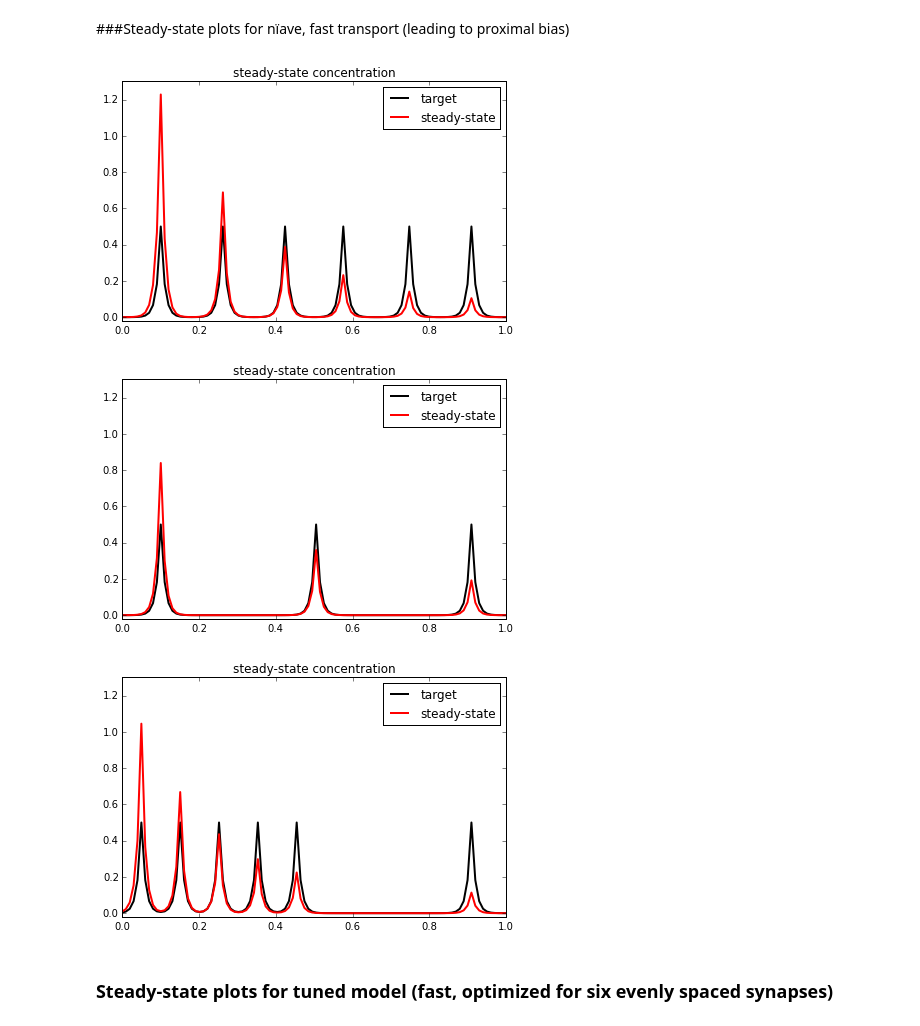
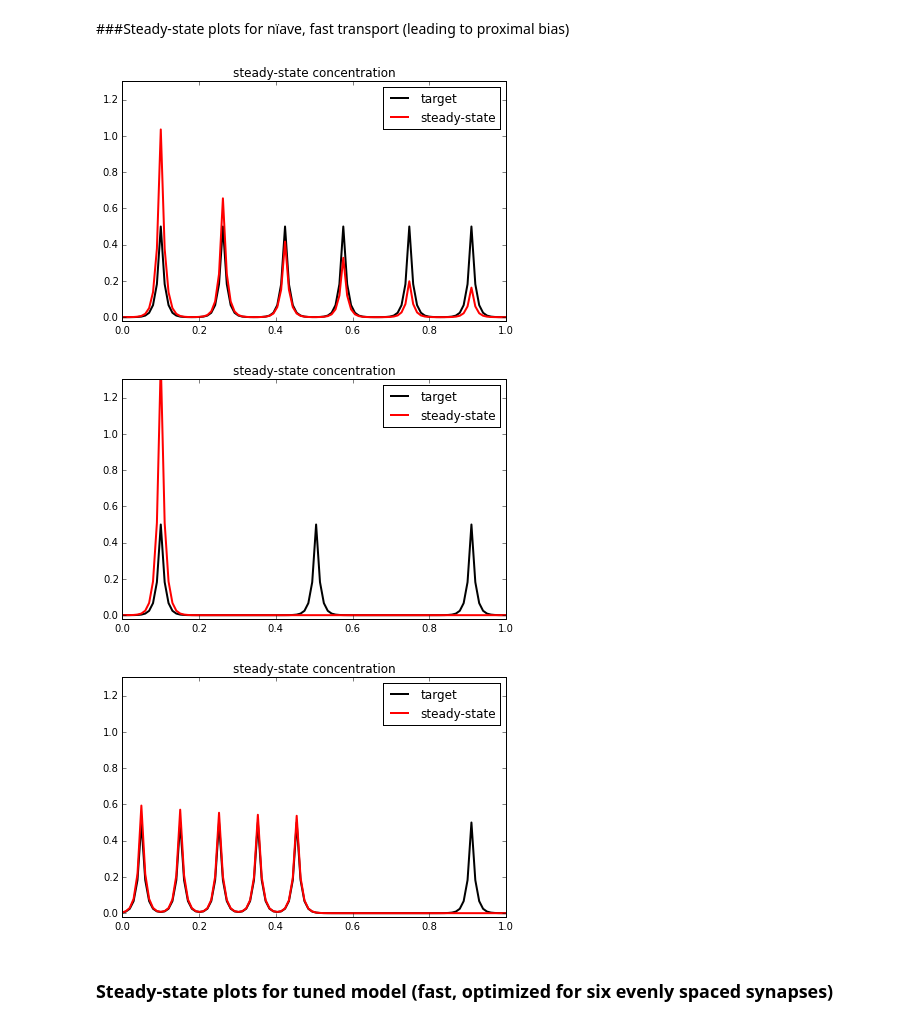
Before and after one commit to toleary/Williams-etal-Synaptic-Transport, a Jupyter notebook: code/06_cable_heterosynaptic/final-alternate.ipynb, the cells around one changed output. Drawn from its saved outputs; the diff is of its cells as text; code cells hidden in the pictures.

```diff
--- a/code/06_cable_heterosynaptic/final-alternate.ipynb
+++ b/code/06_cable_heterosynaptic/final-alternate.ipynb
@@ -188,13 +180,13 @@ save_steady_state('A3',6,timescale=1e-4,syn_loc=[0.05,0.15,0.25,0.35,0.45,0.9])
 # %% [markdown]
 ###Steady-state plots for nïave, fast transport (leading to proximal bias)
 # %%
-save_steady_state('B1',6,timescale=1e-2)
-save_steady_state('B2',3,timescale=1e-2)
-save_steady_state('B3',6,timescale=1e-2,syn_loc=[0.05,0.15,0.25,0.35,0.45,0.9])
+save_steady_state('B1',6,timescale=1e-5)
+save_steady_state('B2',3,timescale=1e-5)
+save_steady_state('B3',6,timescale=1e-5,syn_loc=[0.05,0.15,0.25,0.35,0.45,0.9])
 # %% [output]
-[figure, old version]
+[figure, new version]
-[figure, old version]
+[figure, new version]
-[figure, old version]
+[figure, new version]
 # %% [markdown]
 ### Steady-state plots for tuned model (fast, optimized for six evenly spaced synapses)
 # %%
```
Also changed, not shown: parts of 10 cells of this notebook, 7 other files.
